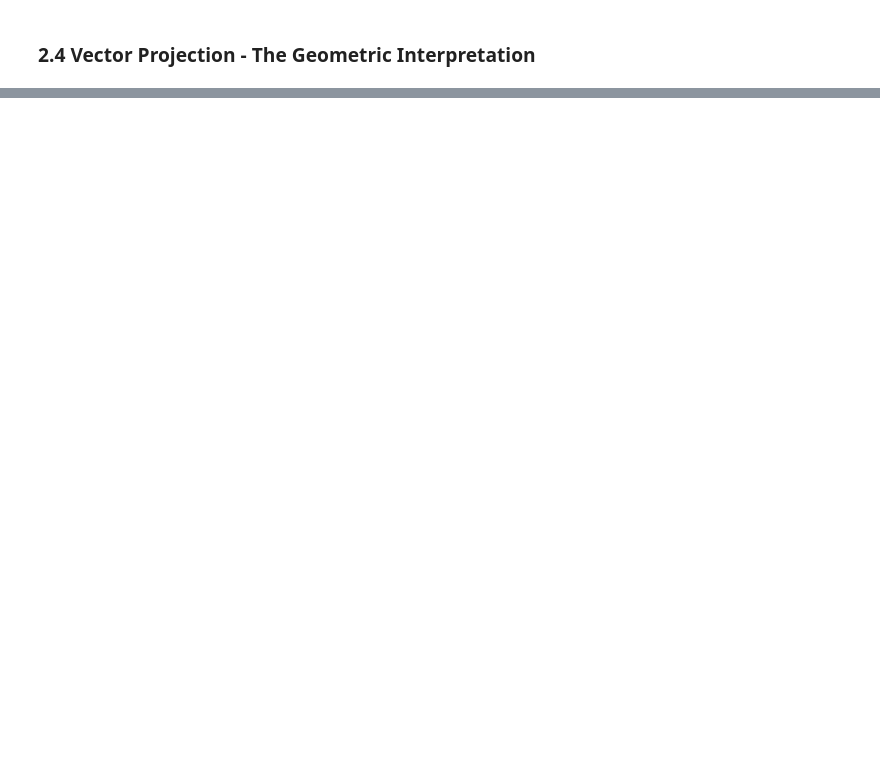
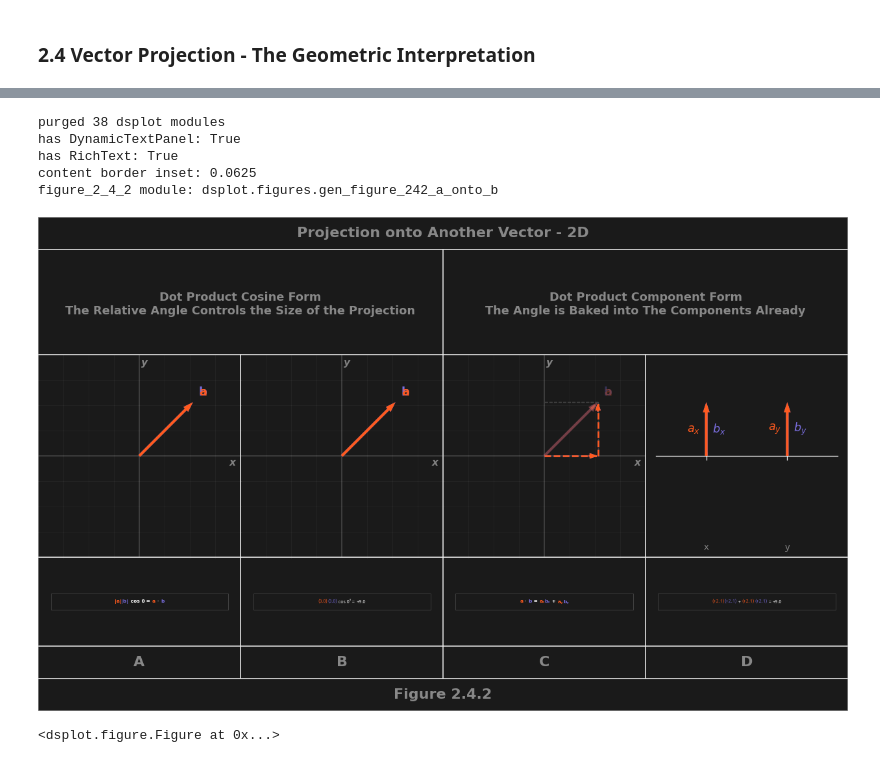
Before and after one commit to eddie-water/sub-shader, a Jupyter notebook: src/subshader/dsp/dsp.ipynb, the cells around one changed output, grey strips where cells are left out. Drawn from its saved outputs; the diff is of its cells as text; code cells hidden in the pictures; blank space fills up the shorter version.

```diff
--- a/src/subshader/dsp/dsp.ipynb
+++ b/src/subshader/dsp/dsp.ipynb
@@ -274,0 +407,23 @@ This is all about re-representing **all the information** from the original sign
+# %%
+import sys
+_purged = [m for m in list(sys.modules) if m == "dsplot" or m.startswith("dsplot.")]
+for _m in _purged:
+    del sys.modules[_m]
+from dsplot.figures import figure_1, figure_2_4_1, figure_2_4_2
+import dsplot
+print("purged", len(_purged), "dsplot modules")
+print("has DynamicTextPanel:", hasattr(dsplot, "DynamicTextPanel"))
+print("has RichText:", hasattr(dsplot, "RichText"))
+print("content border inset:", dsplot.style.DEFAULT_CONTENT_BORDER_INSET_FRAC)
+print("figure_2_4_2 module:", figure_2_4_2.__module__)
+# %% [output]
+purged 38 dsplot modules
+has DynamicTextPanel: True
+has RichText: True
+content border inset: 0.0625
+figure_2_4_2 module: dsplot.figures.gen_figure_242_a_onto_b
+# %%
+figure_2_4_2()
+# %% [output]
+[figure, added]
+<dsplot.figure.Figure at 0x...>
```
Also changed, not shown: parts of 24 cells of this notebook.
